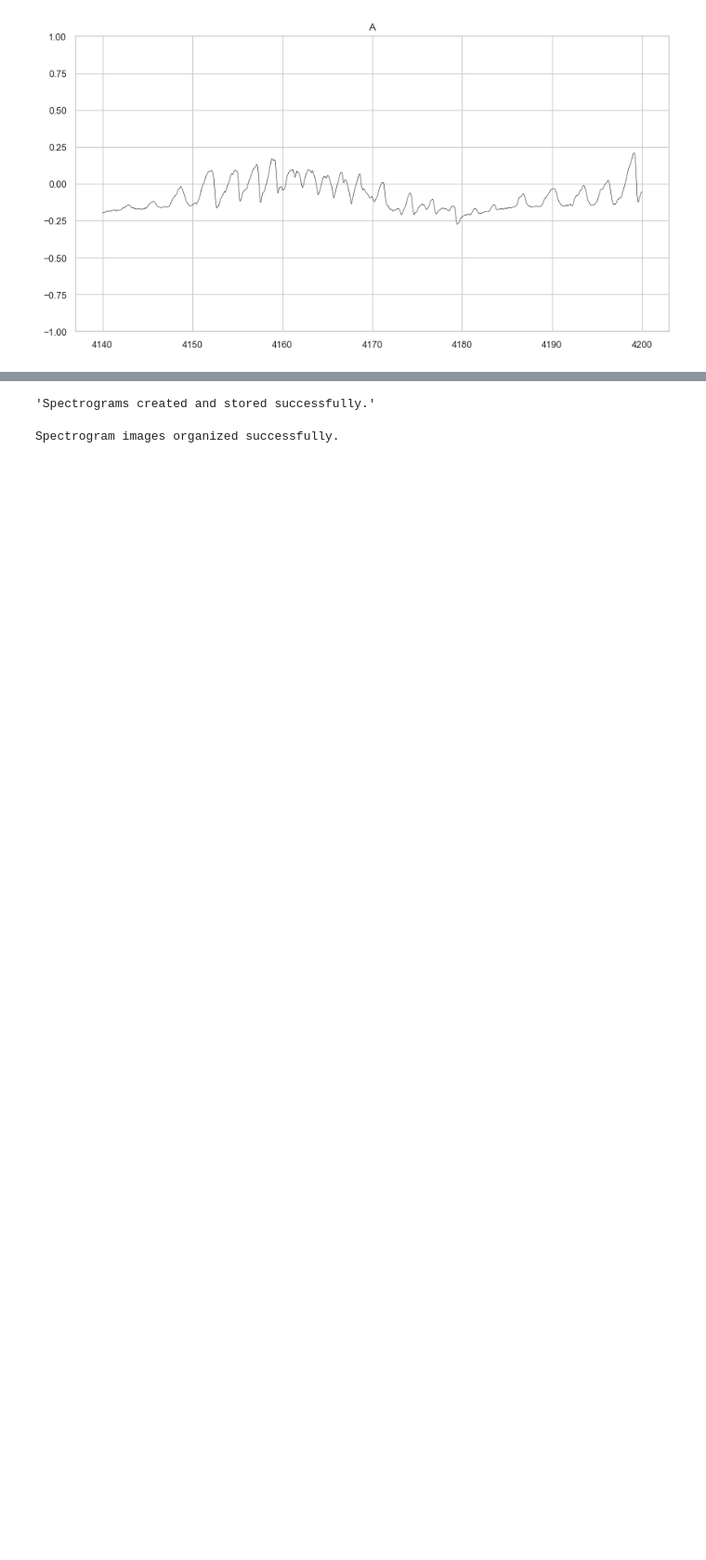
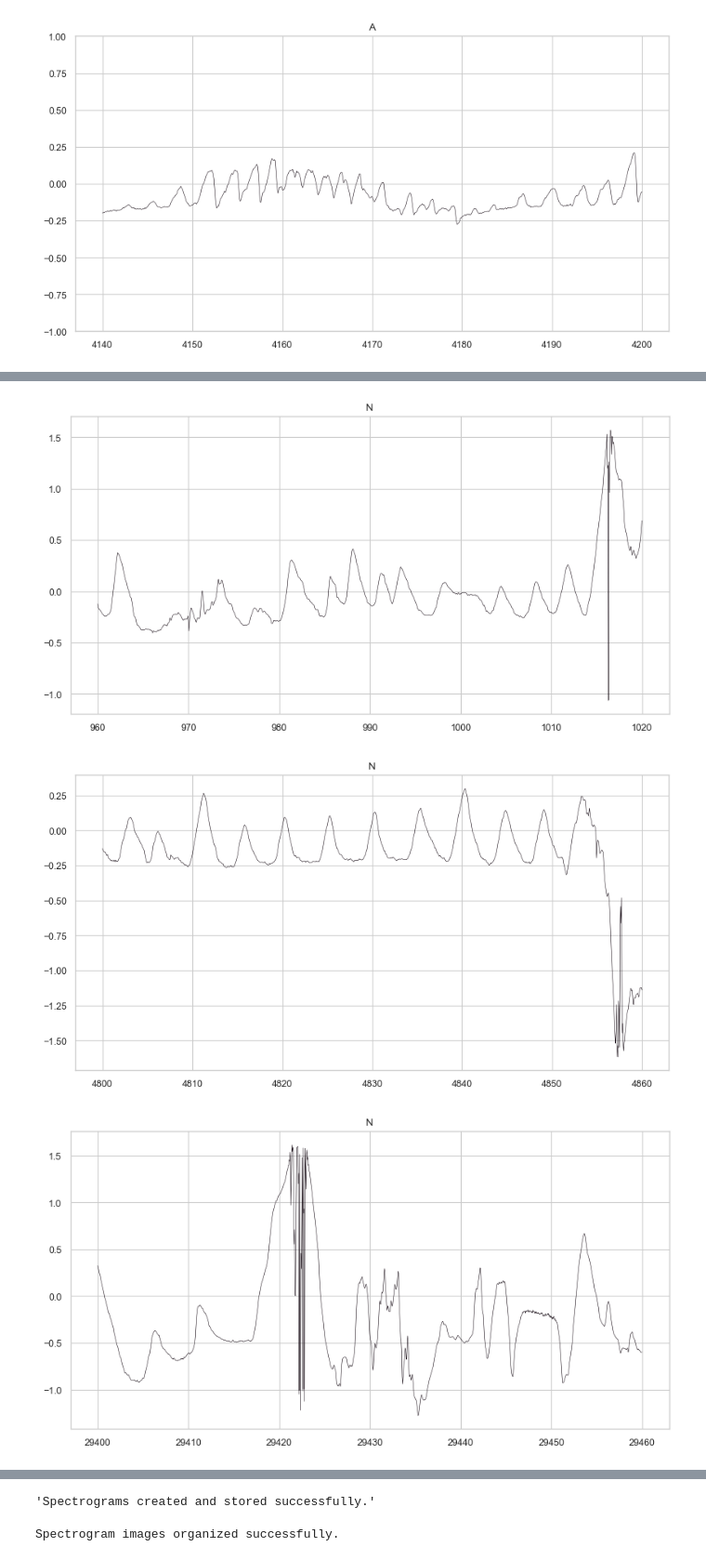
Before and after one commit to MoKholy/respiratory-stft-spec, a Jupyter notebook: explore2.ipynb, the cells around one changed output, grey strips where cells are left out. Shown: that part at 93% size. Drawn from its saved outputs; the diff is of its cells as text; code cells hidden in the pictures; blank space fills up the shorter version.

```diff
--- a/explore2.ipynb
+++ b/explore2.ipynb
@@ -236,0 +173,42 @@ for i in range(num_intervals):
+# %%
+# function to check if segment is valid and doesn't contain NaN values
+def is_valid_segment(segment):
+    return not np.isnan(segment).any()
+
+# get invalid segments
+def get_invalid_segments(segments):
+    invalid_segments = []
+    for i, segment in enumerate(segments):
+        if not is_valid_segment(segment):
+            invalid_segments.append(i)
+            # get the index of the nan values in the segment
+            # nan_indices = np.argwhere(np.isnan(segment))
+            # print the nan indices of the segment
+            # print(f"segment {i} has nan values at indices {nan_indices}")
+
+    return invalid_segments
+# %%
+# plot the invalid segments
+curr = patients[6]
+record, annotation = get_patient(curr)
+segments, labels = segment_signal(record, annotation)
+def plot_invalid_segments(patient, invalid_segments):
+    record, annotation = get_patient(patient)
+    for i in invalid_segments:
+        start = annotation.sample[i]
+        if i != len(annotation.symbol) - 1:
+            end = annotation.sample[i+1]
+        else:
+            end = annotation.sample[i] + 6000
+        plt.figure(figsize=(10, 5))
+        plt.plot(np.arange(start, end)/record.fs ,record.p_signal[start:end, 0], lw=0.4)
+        plt.title(annotation.symbol[i])
+        plt.show()
+
+# get the invalid segments for patient a01r
+invalid_segments = get_invalid_segments(segments)
+plot_invalid_segments(curr, invalid_segments)
+# %% [output]
+[figure, added]
+[figure, added]
+[figure, added]
```
Also changed, not shown: parts of 17 cells of this notebook.
